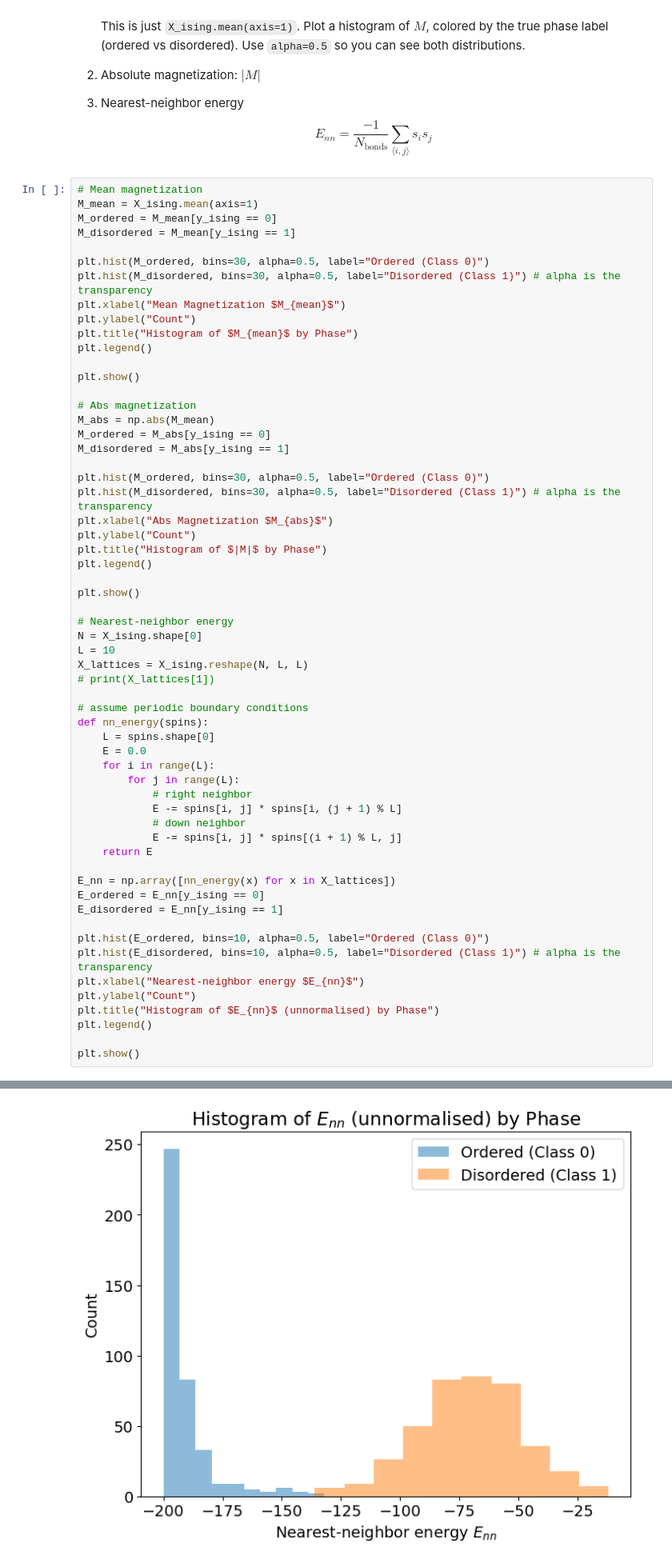
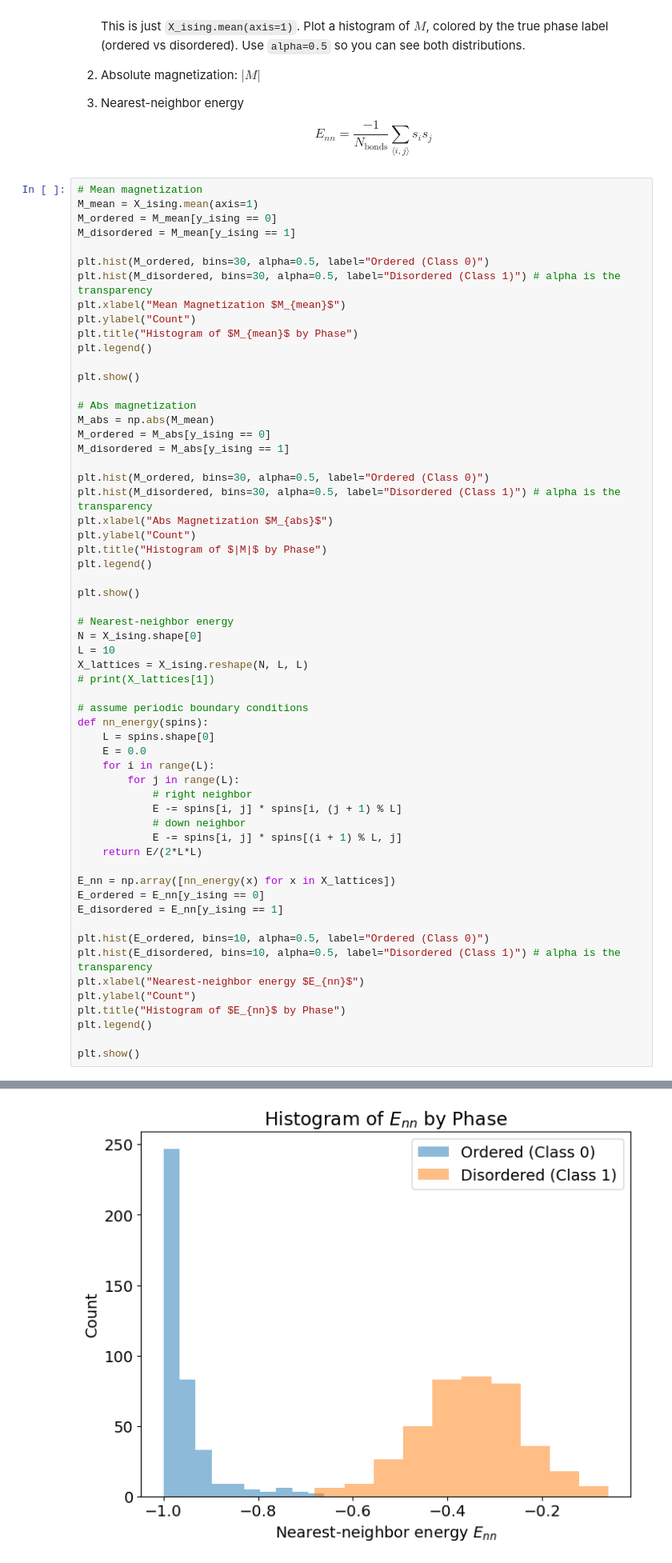
Before and after one commit to hanipasha-13/PHY-657, a Jupyter notebook: mod6q4.ipynb, the cells around one changed output, grey strips where cells are left out. Shown at 80% size. Drawn from its saved outputs; the diff is of its cells as text.

```diff
--- a/mod6q4.ipynb
+++ b/mod6q4.ipynb
@@ -623,36 +623,36 @@ plt.show()
 N = X_ising.shape[0]
 L = 10
 X_lattices = X_ising.reshape(N, L, L)
 # print(X_lattices[1])
 
 # assume periodic boundary conditions
 def nn_energy(spins):
     L = spins.shape[0]
     E = 0.0
     for i in range(L):
         for j in range(L):
             # right neighbor
             E -= spins[i, j] * spins[i, (j + 1) % L]
             # down neighbor
             E -= spins[i, j] * spins[(i + 1) % L, j]
-    return E
+    return E/(2*L*L)
 
 E_nn = np.array([nn_energy(x) for x in X_lattices])
 E_ordered = E_nn[y_ising == 0]
 E_disordered = E_nn[y_ising == 1]
 
 plt.hist(E_ordered, bins=10, alpha=0.5, label="Ordered (Class 0)")
 plt.hist(E_disordered, bins=10, alpha=0.5, label="Disordered (Class 1)") # alpha is the transparency
 plt.xlabel("Nearest-neighbor energy $E_{nn}$")
 plt.ylabel("Count")
-plt.title("Histogram of $E_{nn}$ (unnormalised) by Phase")
+plt.title("Histogram of $E_{nn}$ by Phase")
 plt.legend()
 
 plt.show()
 # %% [output]
 [figure]
 [figure]
-[figure, old version]
+[figure, new version]
 # %%
 M_mean = X_ising.mean(axis=1)
 M_abs = np.abs(M_mean)
```
Also changed, not shown: parts of 8 cells of this notebook.
